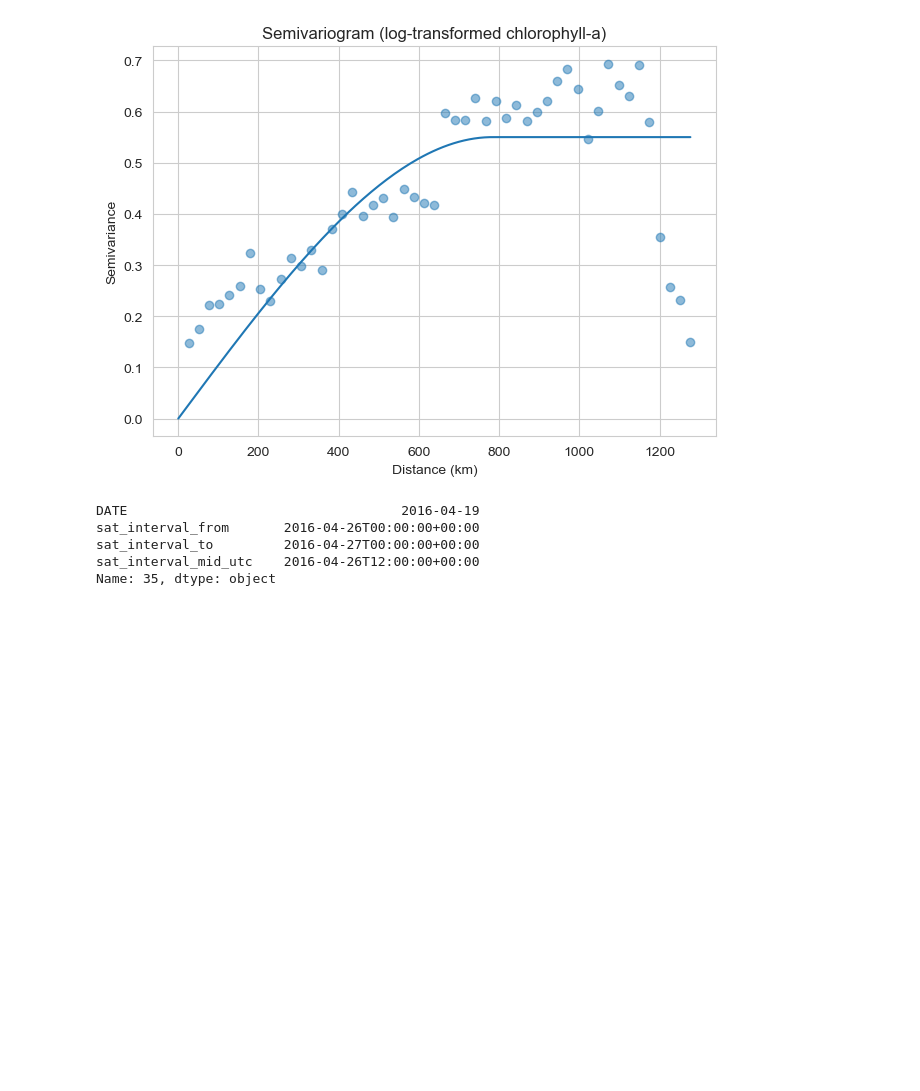
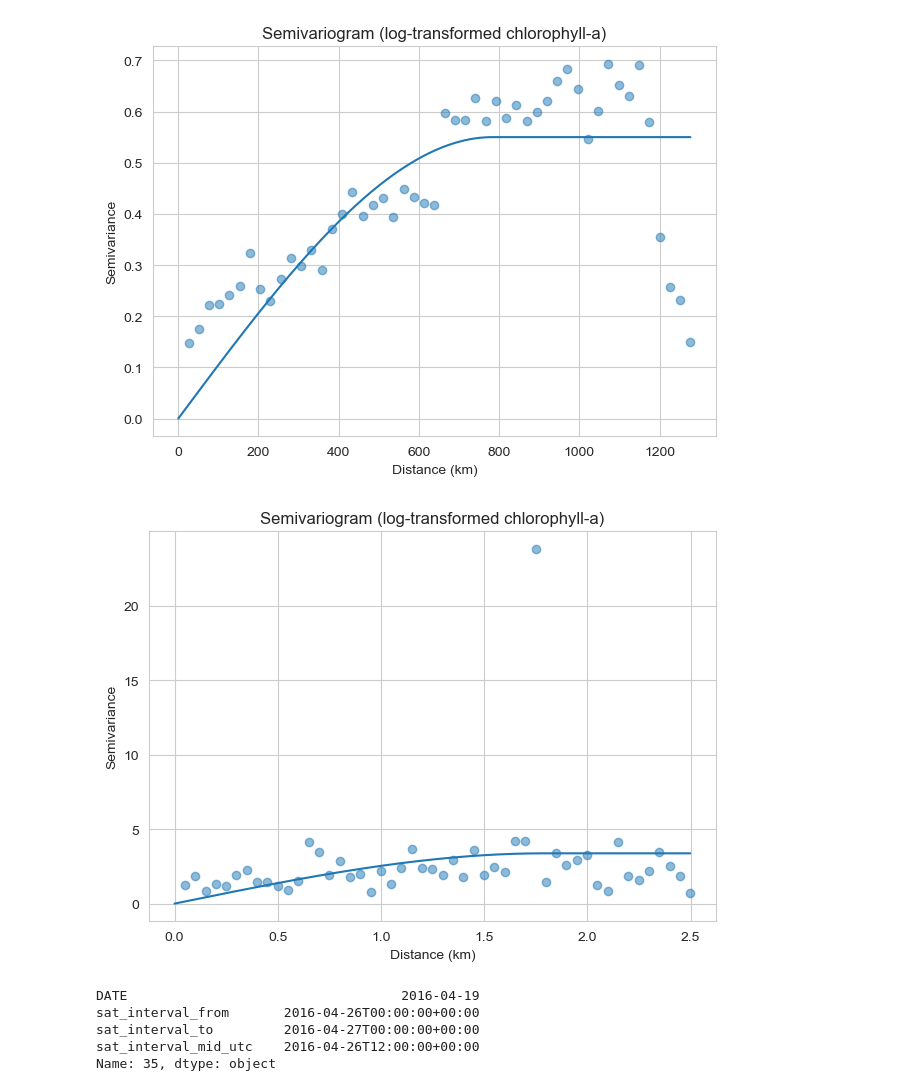
Before and after one commit to Luc1405/SSML, a Jupyter notebook: DataExploration.ipynb, the cells around one changed output. Cells and saved outputs as stored; diff of their text form; code cells hidden in the pictures; blank space fills up the shorter version.

Commit message:
smaller variograms

```diff
--- a/DataExploration.ipynb
+++ b/DataExploration.ipynb
@@ -288,6 +288,36 @@ fig.savefig("output/semivariogram.pdf", bbox_inches="tight")
 plt.show()
 # %% [output]
 [figure]
+# %%
+fig, ax = plt.subplots()
+
+proj = pyproj.Transformer.from_crs("EPSG:4326", "EPSG:28992", always_xy=True)
+x, y = proj.transform(df_clean["Longitude"].values,
+                      df_clean["Latitude"].values)
+coords = np.column_stack([x, y])
+
+values = df["Value"]
+# values = np.log10(df["Value"])
+
+V = Variogram(coords, values, n_lags=50, maxlag=2500)
+
+# experimental points
+ax.scatter(V.bins/1000, V.experimental, alpha=0.5)
+
+# fitted model line
+x = np.linspace(0, V.bins.max(), 200)
+ax.plot(x/1000, V.fitted_model(x))
+
+ax.set_xlabel("Distance (km)")
+ax.set_ylabel("Semivariance")
+ax.set_title("Semivariogram (log-transformed chlorophyll-a)")
+
+fig.tight_layout()
+fig.savefig("output/semivariogram_zoomed_in.pdf", bbox_inches="tight")
+
+plt.show()
+# %% [output]
+[figure, added]
 # %%
 print(df[["DATE", "sat_interval_from", "sat_interval_to", "sat_interval_mid_utc"]].iloc[1])
 # %% [output]
```
Also changed, not shown: 1 other file.
